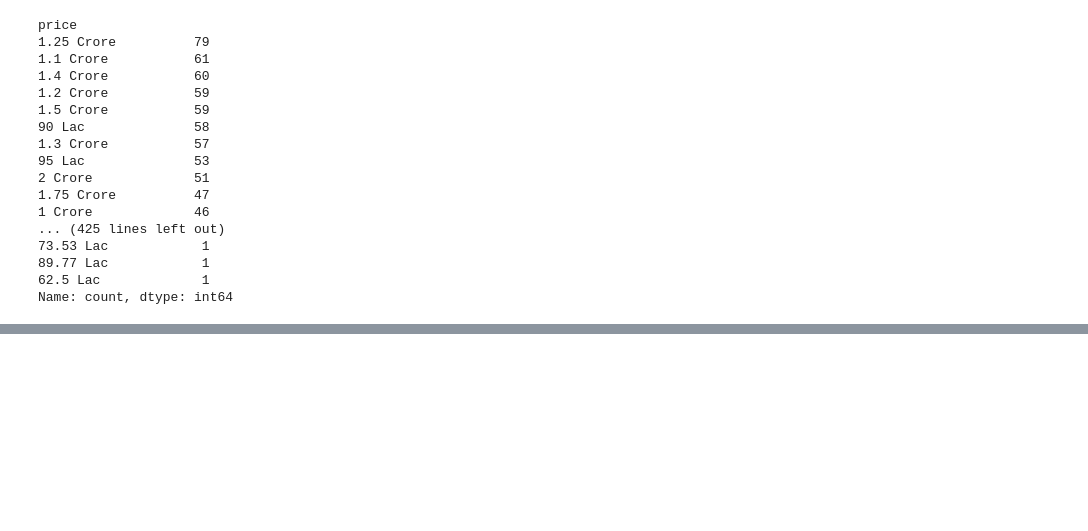
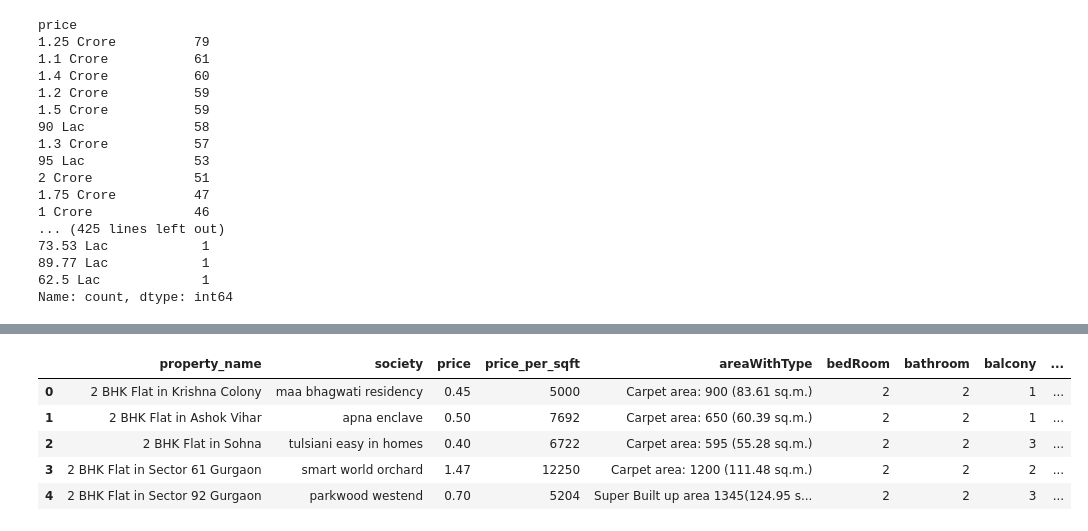
Before and after one commit to kunal15cr/Home_Price_Prediction_and_Recommendation_System, a Jupyter notebook: notebooks/flats_data_cleaning.ipynb, the cells around one changed output, grey strips where cells are left out. Saved outputs shown, nothing was run; the diff lists cells and outputs as text; code cells hidden in the pictures; blank space fills up the shorter version.

Commit message:
clean data forml model

```diff
--- a/notebooks/flats_data_cleaning.ipynb
+++ b/notebooks/flats_data_cleaning.ipynb
@@ -126,19 +126,6 @@ price
 89.77 Lac            1
 62.5 Lac             1
 Name: count, dtype: int64
-# %%
-def clean_data(df):
-    return (
-        df.drop(['property_id','link','property_id'],axis=1)
-        .loc[df['price'] != 'Price on Request']
-        .assign(
-            society=lambda df_: df_.society.apply(
-                lambda x: re.sub(r'\d+\.\d+ ★', '', str(x)).strip().lower()
-                                                  ),
-            #price = lambda df_: df_.price.pipe()
-        )
-
-    )
 # %%
 flats_data.shape
 # %% [output]
@@ -163,12 +150,3 @@ price
 89.77 Lac            1
 62.5 Lac             1
 Name: count, dtype: int64
-# %%
-def treat_price(x):
-    if type(x) == float:
-        return x
-    else:
-        if x[1] == 'Lac':
-            return round(float(x[0])/100,2)
-        else:
-            return round(float(x[0]),2)
@@ -187,0 +254,30 @@ clean_data(df=flats_data).head()
+# %%
+import re
+
+def clean_data(df):
+    return (
+        df.drop(['property_id', 'link'], axis=1)
+        .loc[(df['price'] != 'Price on Request') & (~df['bedRoom'].isnull())]
+        .assign(
+            society=lambda df_: df_.society.apply(
+                lambda x: re.sub(r'\d+\.\d+ ★', '', str(x)).strip().lower()  # Clean 'society'
+            ),
+            price=lambda df_: df_.price.apply(treat_price),
+            area = lambda df_: df_.area.str.split("/").str.get(0).str.replace(",","").str.replace("₹",""),
+            bedRoom = lambda df_: df_.bedRoom.str.split(" ").str.get(0).astype(int),
+            bathroom = lambda df_: df_.bathroom.str.split(" ").str.get(0).astype(int),
+            balcony = lambda df_: df_.balcony.str.split(' ').str.get(0).str.replace('No','0'),
+            additionalRoom = lambda df_: df_.additionalRoom.fillna('not available').str.lower(),
+            floorNum = lambda df_:df_.floorNum.str.split(' ').str.get(0).replace('Ground','0').str.replace('Basement','-1').str.replace('Lower','0').str.extract(r'(\d+)')
+        )
+    ).rename(columns={'area':'price_per_sqft'})
+
+# Example call to clean the data
+clean_data(df=flats_data).head()
+# %% [output]
+|  | property_name | society | price | price_per_sqft | areaWithType | bedRoom | bathroom | balcony | ... |
+| 0 | 2 BHK Flat in Krishna Colony | maa bhagwati residency | 0.45 | 5000 | Carpet area: 900 (83.61 sq.m.) | 2 | 2 | 1 | ... |
+| 1 | 2 BHK Flat in Ashok Vihar | apna enclave | 0.50 | 7692 | Carpet area: 650 (60.39 sq.m.) | 2 | 2 | 1 | ... |
+| 2 | 2 BHK Flat in Sohna | tulsiani easy in homes | 0.40 | 6722 | Carpet area: 595 (55.28 sq.m.) | 2 | 2 | 3 | ... |
+| 3 | 2 BHK Flat in Sector 61 Gurgaon | smart world orchard | 1.47 | 12250 | Carpet area: 1200 (111.48 sq.m.) | 2 | 2 | 2 | ... |
+| 4 | 2 BHK Flat in Sector 92 Gurgaon | parkwood westend | 0.70 | 5204 | Super Built up area 1345(124.95 s... | 2 | 2 | 3 | ... |
```
Also changed, not shown: parts of 8 cells of this notebook.
